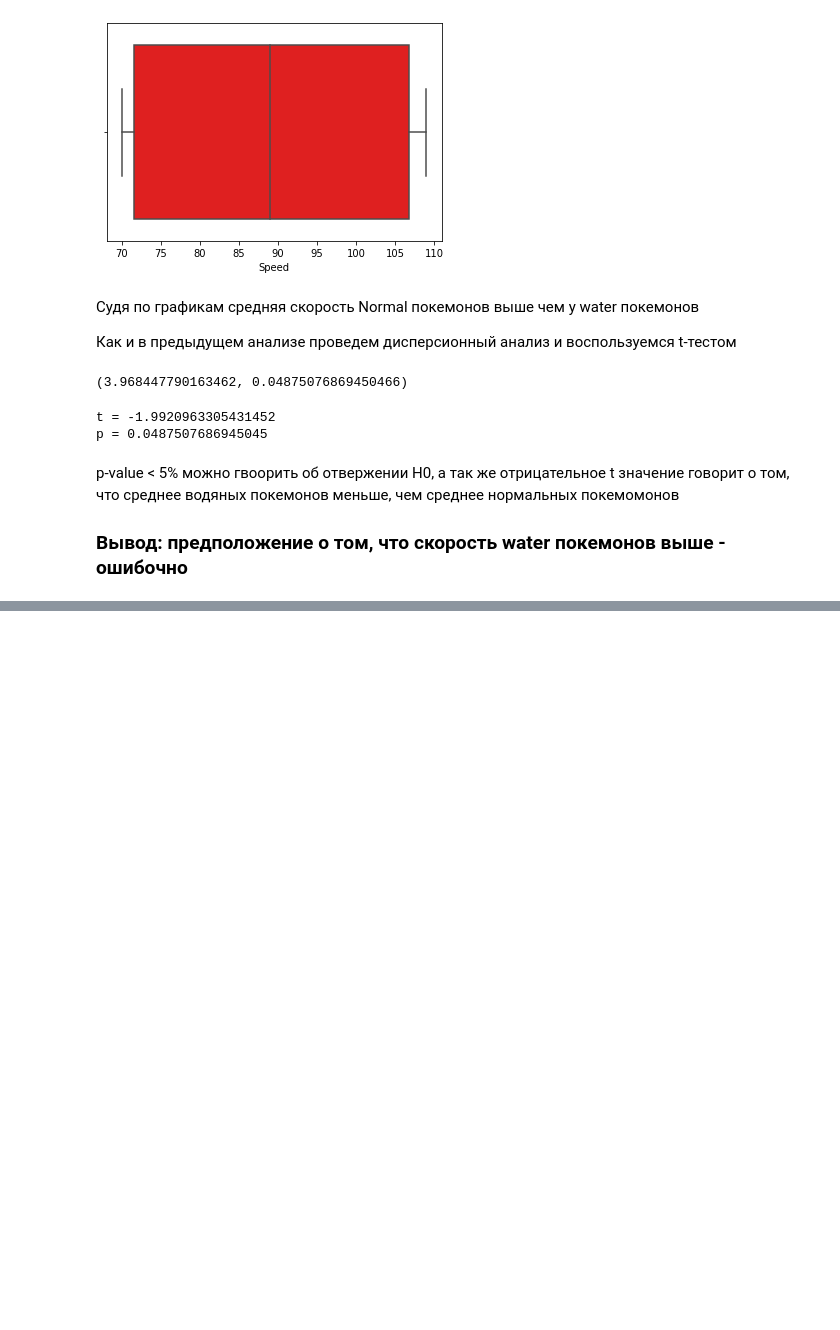
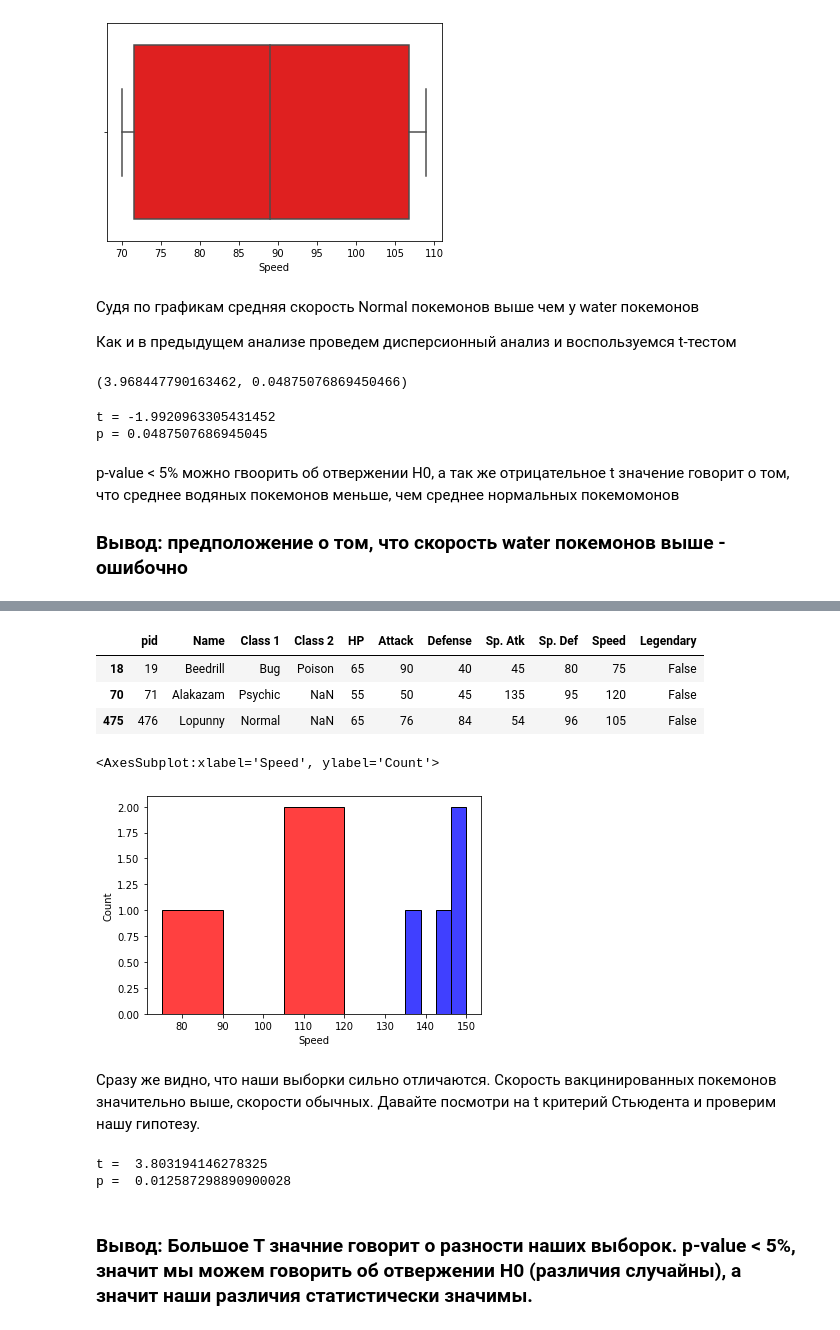
Before and after one commit to vasilyevs/ab_tests, a Jupyter notebook: AB_tests.ipynb, the cells around one changed output, grey strips where cells are left out. Drawn from its saved outputs; the diff is of its cells as text; code cells hidden in the pictures; blank space fills up the shorter version.

```diff
--- a/AB_tests.ipynb
+++ b/AB_tests.ipynb
@@ -153,0 +164,4 @@ p-value < 5% можно гвоорить об отвержении H0, а так
+# %%
+treathed_pokemon = ['Mega Beedrill','Mega Alakazam', 'Deoxys Normal Forme', 'Mega Lopunny']
+treathed_pokemons = pokemon[pokemon['Name'].isin(treathed_pokemon)]
+treathed_pokemons
@@ -154 +174,27 @@ p-value < 5% можно гвоорить об отвержении H0, а так
+# %%
+normal_pokemons = pokemon[pokemon['Name'].isin(['Beedrill', 'Alakazam', 'Lopunny', 'Deoxys'])]
+normal_pokemons
+#не понял как найти Deoxys Normal Forme до применения сыворотки
+# %% [output]
+|  | pid | Name | Class 1 | Class 2 | HP | Attack | Defense | Sp. Atk | Sp. Def | Speed | Legendary |
+| 18 | 19 | Beedrill | Bug | Poison | 65 | 90 | 40 | 45 | 80 | 75 | False |
+| 70 | 71 | Alakazam | Psychic | NaN | 55 | 50 | 45 | 135 | 95 | 120 | False |
+| 475 | 476 | Lopunny | Normal | NaN | 65 | 76 | 84 | 54 | 96 | 105 | False |
+# %%
+sns.histplot(data = treathed_pokemons, x='Speed', color = 'blue', bins=4);
+sns.histplot(data = normal_pokemons, x='Speed', color = 'red', bins=3)
+# %% [output]
+<AxesSubplot:xlabel='Speed', ylabel='Count'>
+[figure, added]
+# %% [markdown]
+Сразу же видно, что наши выборки сильно отличаются. Скорость вакцинированных покемонов значительно выше, скорости обычных. Давайте посмотри на t критерий Стьюдента и проверим нашу гипотезу.
+# %%
+t, p = stats.ttest_ind(treathed_pokemons['Speed'], normal_pokemons['Speed'])
+print('t = ', t)
+print('p = ', p)
+# %% [output]
+t =  3.803194146278325
+p =  0.012587298890900028
+# %% [markdown]
+### Вывод: Большое Т значние говорит о разности наших выборок. p-value < 5%, значит мы можем говорить об отвержении Н0 (различия случайны), а значит наши различия статистически значимы.
 # %% [markdown]
```
Also changed, not shown: parts of 18 cells of this notebook.
